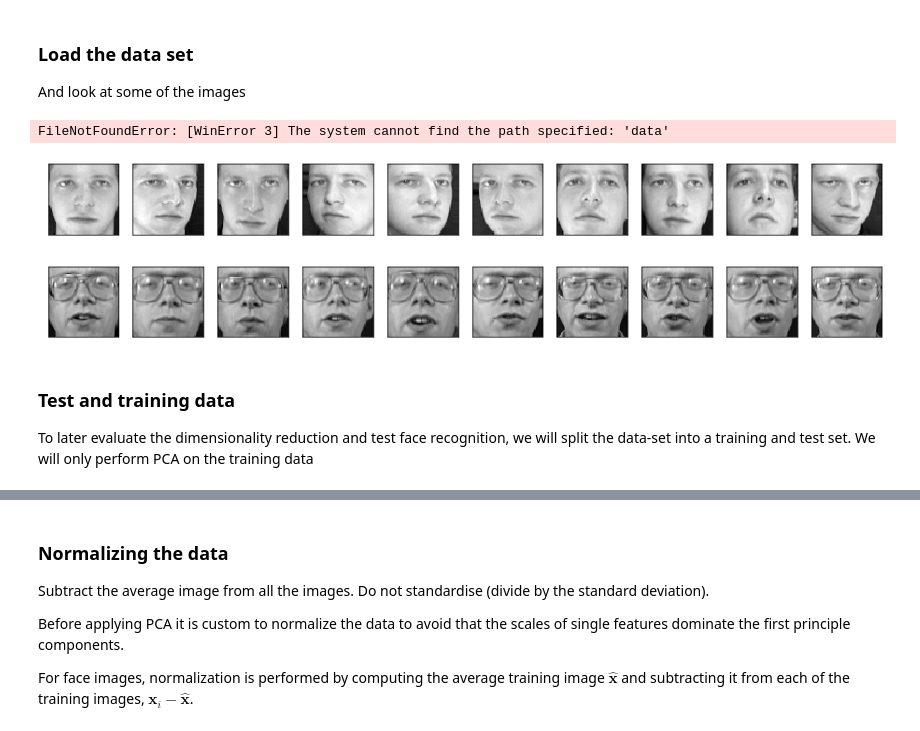
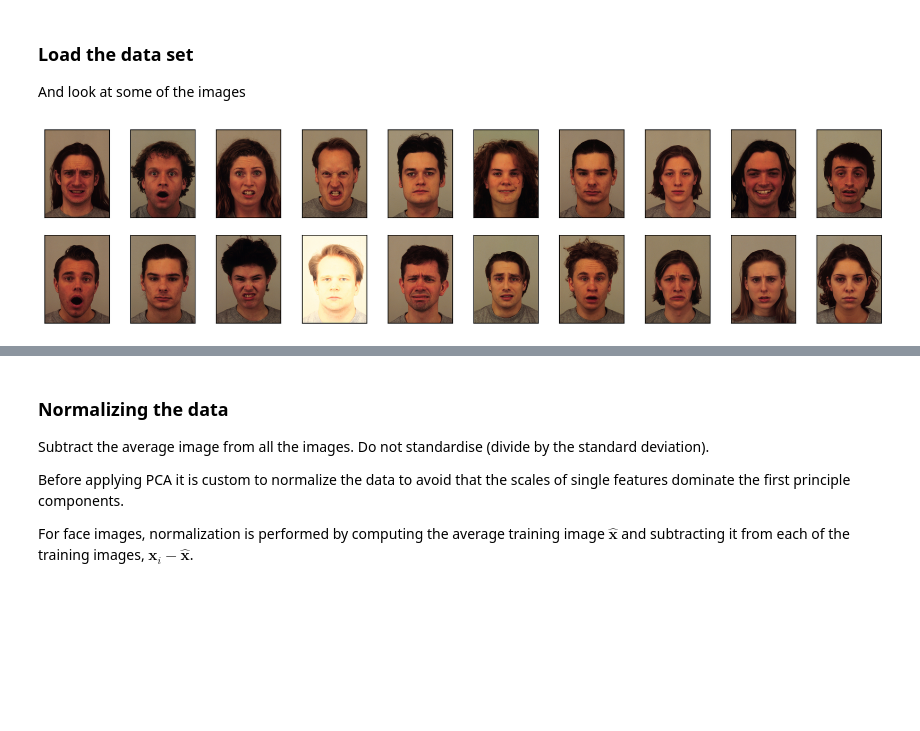
Before and after one commit to AndreasLH/Sad-Happiness, a Jupyter notebook: PCA_dimension_reduction.ipynb, the cells around one changed output, grey strips where cells are left out. Saved outputs shown, nothing was run; the diff lists cells and outputs as text; code cells hidden in the pictures; blank space fills up the shorter version.

Commit message:
load images

```diff
--- a/PCA_dimension_reduction.ipynb
+++ b/PCA_dimension_reduction.ipynb
@@ -10,24 +12,22 @@ import os
 ###  Load the data set
 
 And look at some of the images
-# %%
-data_files = os.listdir('data')
-# %% [output]
-FileNotFoundError: [WinError 3] The system cannot find the path specified: 'data'
+# %%
+data_files = list(os.listdir('KDEF_Straight'))
+im_size = np.array(Image.open('KDEF_Straight/' + data_files[0])).shape
+data = np.zeros((len(data_files), im_size[0]*im_size[1]*im_size[2]))
+for i, file in tqdm(enumerate(data_files)):
+    im = Image.open('KDEF_Straight/' + file)
+    data[i,:] = (np.array(im)/255).flatten()
 # %%
 # just using an example dataset from sklearn
-data = datasets.fetch_olivetti_faces()
-data = data.images.reshape(data.images.shape[0],data.images.shape[1]**2)
-data = data.T
+data = data
 
 fig = plt.figure(figsize=(16,80))
-for i in range(20):
-    ax = fig.add_subplot(40,10,i+1,xticks = [], yticks = [])
-    image_i = data[:,i];
-    ax.imshow(image_i.reshape(64,64), cmap=plt.cm.gray)
+random_is = np.random.randint(0, data.shape[0], 20)
+for j, i in enumerate(random_is):
+    ax = fig.add_subplot(40,10,j+1,xticks = [], yticks = [])
+    image_i = data[i,:]
+    ax.imshow(image_i.reshape(im_size), cmap=plt.cm.gray)
 # %% [output]
-[figure, old version]
+[figure, new version]
-# %% [markdown]
-### Test and training data
-
-To later evaluate the dimensionality reduction and test face recognition, we will split the data-set into a training and test set. We will only perform PCA on the training data
```
Also changed, not shown: parts of 4 cells of this notebook.
